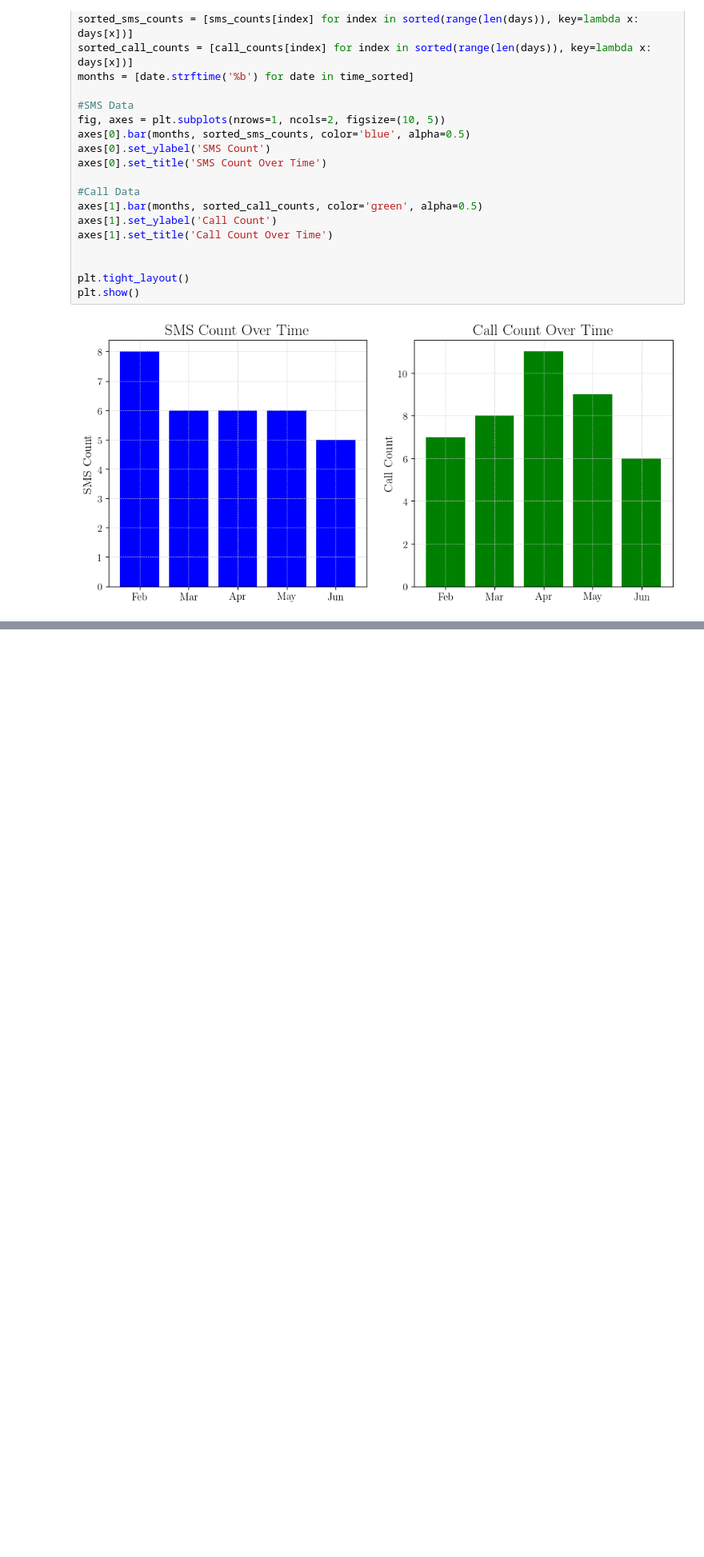
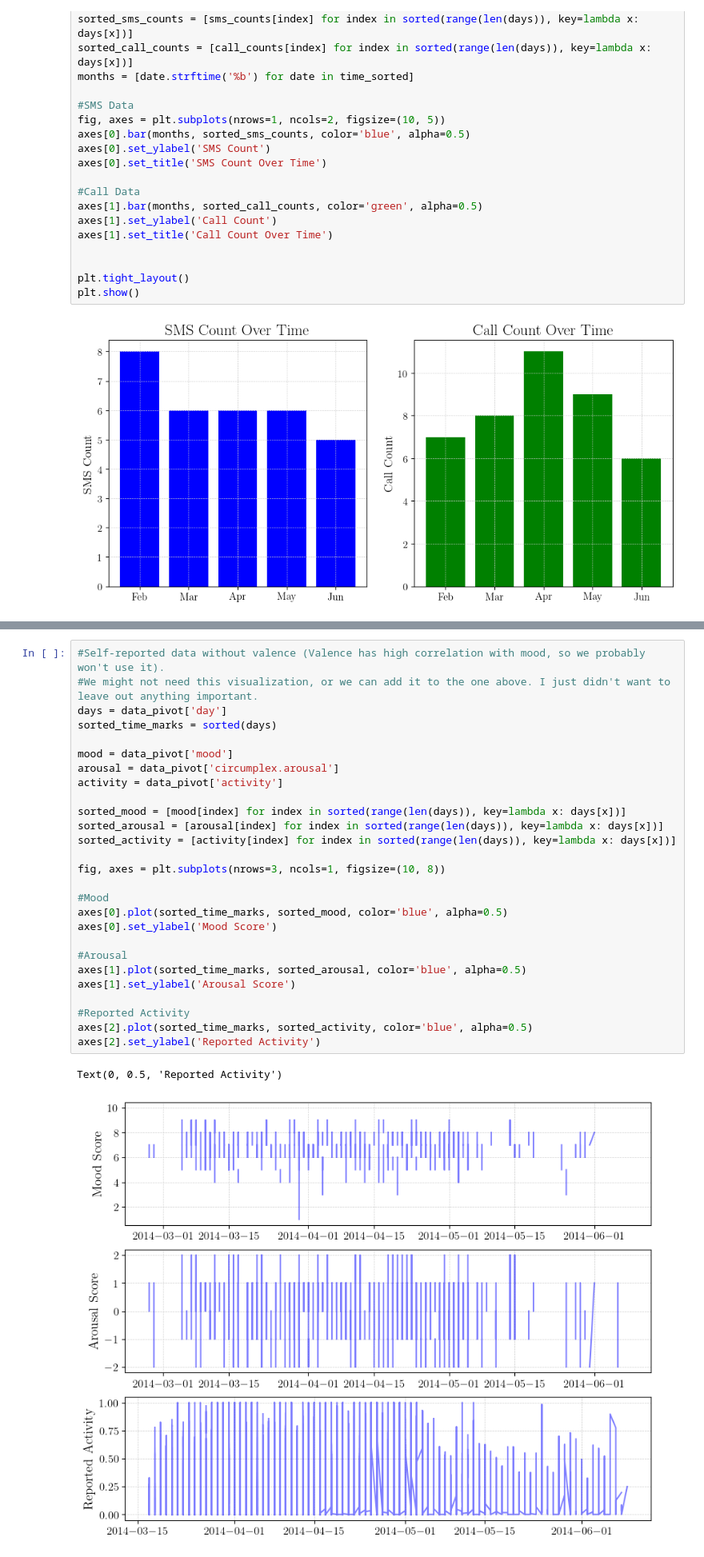
Before and after one commit to AmirSahrani/DMT_Assignments, a Jupyter notebook: notebooks/analysis.ipynb, the cells around one changed output, grey strips where cells are left out. Shown at 80% size. Drawn from its saved outputs; the diff is of its cells as text; blank space fills up the shorter version.

Commit message:
outlier stuff without conflicts

```diff
--- a/notebooks/analysis.ipynb
+++ b/notebooks/analysis.ipynb
@@ -353,0 +363,30 @@ plt.show()
+# %%
+#Self-reported data without valence (Valence has high correlation with mood, so we probably won't use it).
+#We might not need this visualization, or we can add it to the one above. I just didn't want to leave out anything important.
+days = data_pivot['day']
+sorted_time_marks = sorted(days)
+
+mood = data_pivot['mood']
+arousal = data_pivot['circumplex.arousal']
+activity = data_pivot['activity']
+
+sorted_mood = [mood[index] for index in sorted(range(len(days)), key=lambda x: days[x])]
+sorted_arousal = [arousal[index] for index in sorted(range(len(days)), key=lambda x: days[x])]
+sorted_activity = [activity[index] for index in sorted(range(len(days)), key=lambda x: days[x])]
+
+fig, axes = plt.subplots(nrows=3, ncols=1, figsize=(10, 8))
+
+#Mood
+axes[0].plot(sorted_time_marks, sorted_mood, color='blue', alpha=0.5)
+axes[0].set_ylabel('Mood Score')
+
+#Arousal
+axes[1].plot(sorted_time_marks, sorted_arousal, color='blue', alpha=0.5)
+axes[1].set_ylabel('Arousal Score')
+
+#Reported Activity
+axes[2].plot(sorted_time_marks, sorted_activity, color='blue', alpha=0.5)
+axes[2].set_ylabel('Reported Activity')
+# %% [output]
+Text(0, 0.5, 'Reported Activity')
+[figure, added]
```
Also changed, not shown: parts of 8 cells of this notebook.
